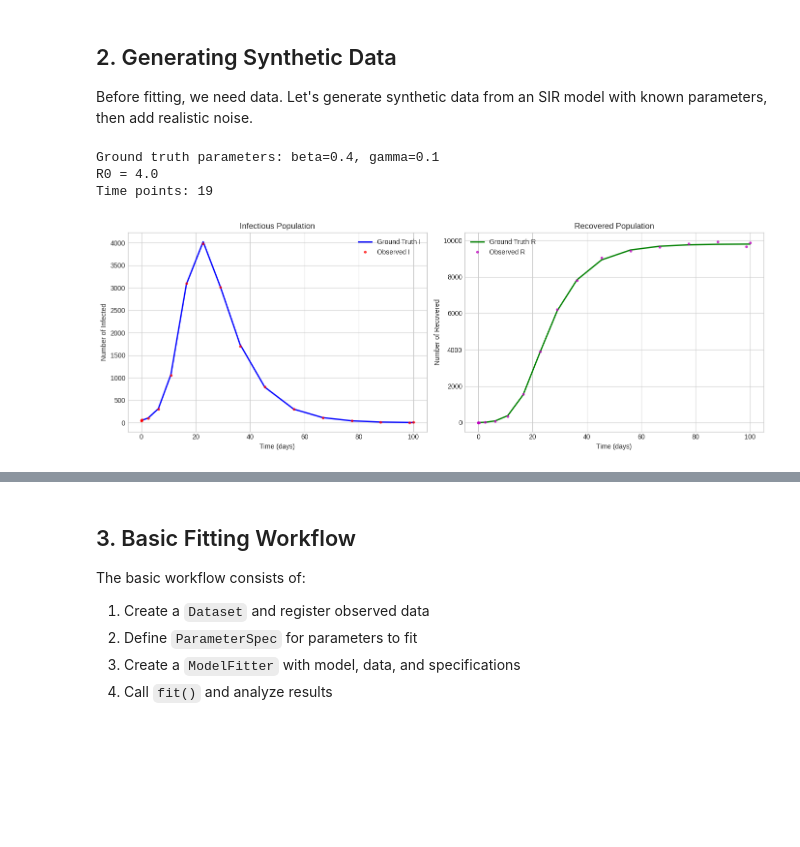
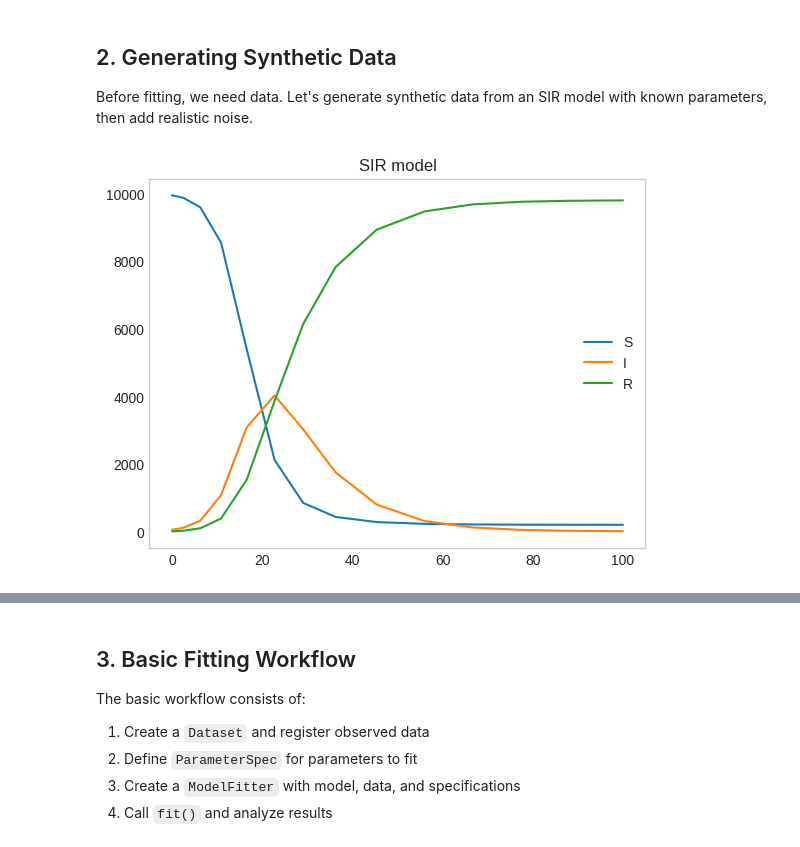
Before and after one commit to fccoelho/epimodels, a Jupyter notebook: docs/Examples/Model_Fitting.ipynb, the cells around one changed output, grey strips where cells are left out. Saved outputs shown, nothing was run; the diff lists cells and outputs as text; code cells hidden in the pictures; blank space fills up the shorter version.

Commit message:
Improved model fitting package

```diff
--- a/docs/Examples/Model_Fitting.ipynb
+++ b/docs/Examples/Model_Fitting.ipynb
@@ -49,62 +49,3 @@ plt.style.use('seaborn-v0_8-whitegrid')
 ## 2. Generating Synthetic Data
 
 Before fitting, we need data. Let's generate synthetic data from an SIR model with known parameters, then add realistic noise.
-# %%
-# True parameters
-TRUE_BETA = 0.4
-TRUE_GAMMA = 0.1
-TOTAL_POPULATION = 10000
-INITIAL_INFECTED = 50
-
-# Generate ground truth data
-ground_truth_model = SIR()
-ground_truth_model(
-    inits=[TOTAL_POPULATION - INITIAL_INFECTED, INITIAL_INFECTED, 0],
-    trange=[0, 100],
-    totpop=TOTAL_POPULATION,
-    params={'beta': TRUE_BETA, 'gamma': TRUE_GAMMA},
-)
-
-# Extract time series
-true_times = ground_truth_model.traces['time']
-true_I = ground_truth_model.traces['I']
-true_R = ground_truth_model.traces['R']
-
-print(f"Ground truth parameters: beta={TRUE_BETA}, gamma={TRUE_GAMMA}")
-print(f"R0 = {TRUE_BETA / TRUE_GAMMA:.1f}")
-print(f"Time points: {len(true_times)}")
-# %% [output]
-Ground truth parameters: beta=0.4, gamma=0.1
-R0 = 4.0
-Time points: 19
-# %%
-# Add realistic noise to simulate observations
-# Using Poisson noise (appropriate for count data)
-observed_I = np.random.poisson(lam=true_I).astype(float)
-observed_R = np.random.poisson(lam=true_R).astype(float)
-
-# Ensure non-negative
-observed_I = np.maximum(observed_I, 0)
-observed_R = np.maximum(observed_R, 0)
-
-# Plot ground truth vs observed
-fig, axes = plt.subplots(1, 2, figsize=(14, 5))
-
-axes[0].plot(true_times, true_I, 'b-', label='Ground Truth I', linewidth=2)
-axes[0].plot(true_times, observed_I, 'ro', label='Observed I', markersize=3, alpha=0.7)
-axes[0].set_xlabel('Time (days)')
-axes[0].set_ylabel('Number of Infected')
-axes[0].set_title('Infectious Population')
-axes[0].legend()
-
-axes[1].plot(true_times, true_R, 'g-', label='Ground Truth R', linewidth=2)
-axes[1].plot(true_times, observed_R, 'mo', label='Observed R', markersize=3, alpha=0.7)
-axes[1].set_xlabel('Time (days)')
-axes[1].set_ylabel('Number of Recovered')
-axes[1].set_title('Recovered Population')
-axes[1].legend()
-
-plt.tight_layout()
-plt.show()
-# %% [output]
-[figure, removed]
@@ -110,0 +76,4 @@ plt.show()
+# %%
+ground_truth_model.plot_traces()
+# %% [output]
+[figure, added]
```
Also changed, not shown: parts of 13 cells of this notebook, 1 other file.
